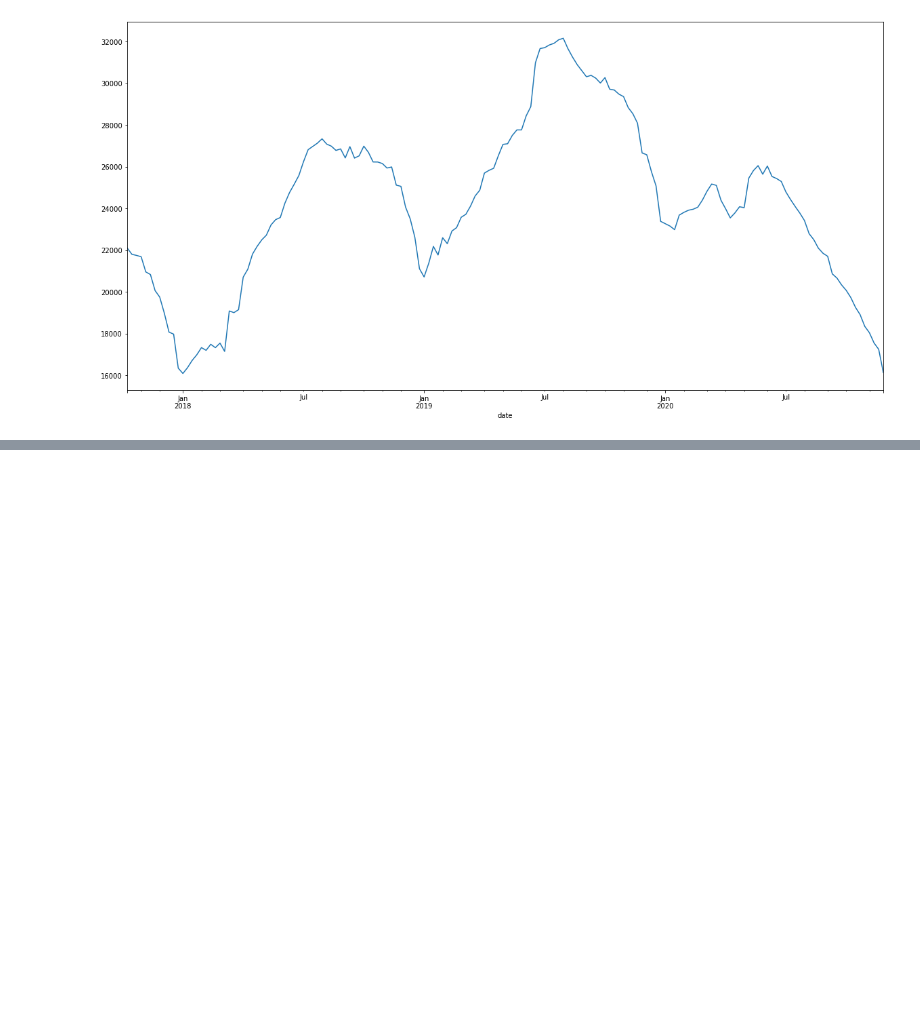
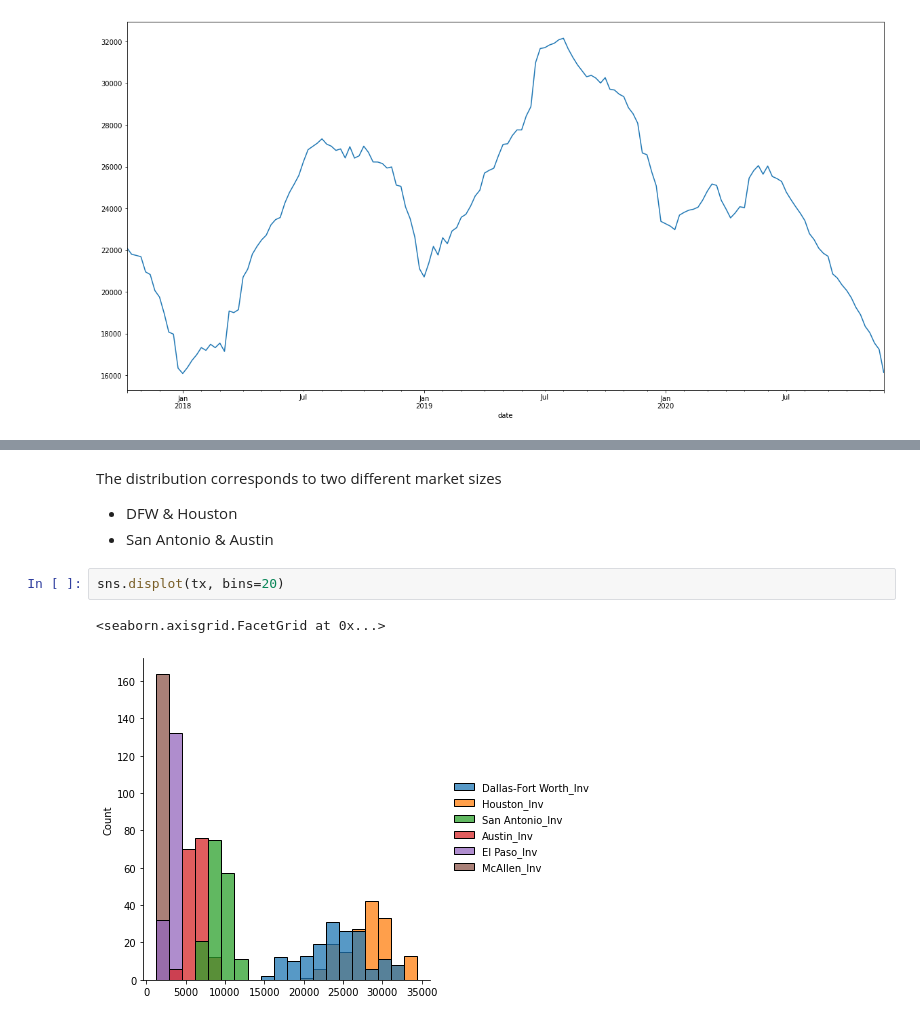
Before and after one commit to ricksolis/zillow-real_estate_data_cleaning, a Jupyter notebook: notebooks/1. Zillow-Inventory Sales -- Cleaning Data.ipynb, the cells around one changed output, grey strips where cells are left out. Saved outputs shown, nothing was run; the diff lists cells and outputs as text; blank space fills up the shorter version.

```diff
--- a/notebooks/1. Zillow-Inventory Sales -- Cleaning Data.ipynb
+++ b/notebooks/1. Zillow-Inventory Sales -- Cleaning Data.ipynb
@@ -518,0 +404,10 @@ sfo_inventory.plot(kind='line',  x='week', y='inventory')
+# %% [markdown]
+The distribution corresponds to two different market sizes
+
+*   DFW & Houston
+*   San Antonio & Austin
+# %%
+sns.displot(tx, bins=20)
+# %% [output]
+<seaborn.axisgrid.FacetGrid at 0x...>
+[figure, added]
```
Also changed, not shown: parts of 45 cells of this notebook.
